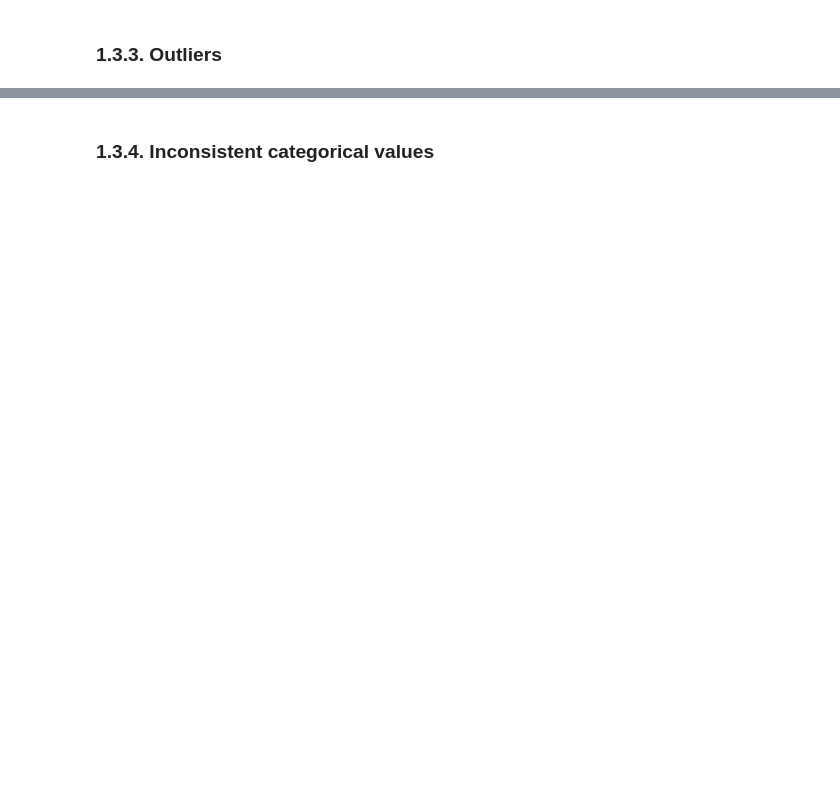
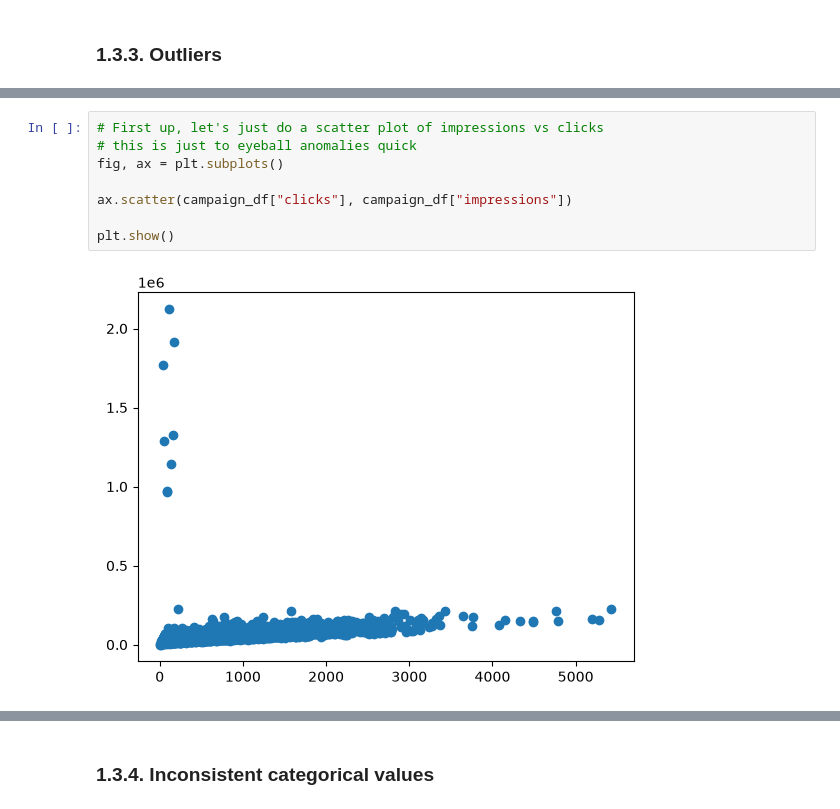
Before and after one commit to EzraGoldberg/portfolio-projects, a Jupyter notebook: 2. Tech Interview Prep/Weather Adtech Data Science/notebooks/Adtech_Prep.ipynb, the cells around one changed output, grey strips where cells are left out. Cells and saved outputs as stored; diff of their text form; blank space fills up the shorter version.

Commit message:
1. Started Outlier detection, which works by plotting botted scam behaviour. 2. Handled  Inconsistent categoricals, with Trimming whitespace, and consistent capitalization

```diff
--- a/2. Tech Interview Prep/Weather Adtech Data Science/notebooks/Adtech_Prep.ipynb
+++ b/2. Tech Interview Prep/Weather Adtech Data Science/notebooks/Adtech_Prep.ipynb
@@ -275,0 +288,10 @@ and the size of campaign_df is 3010
+# %%
+# First up, let's just do a scatter plot of impressions vs clicks
+# this is just to eyeball anomalies quick
+fig, ax = plt.subplots()
+
+ax.scatter(campaign_df["clicks"], campaign_df["impressions"])
+
+plt.show()
+# %% [output]
+[figure, added]
```
Also changed, not shown: parts of 8 cells of this notebook.
